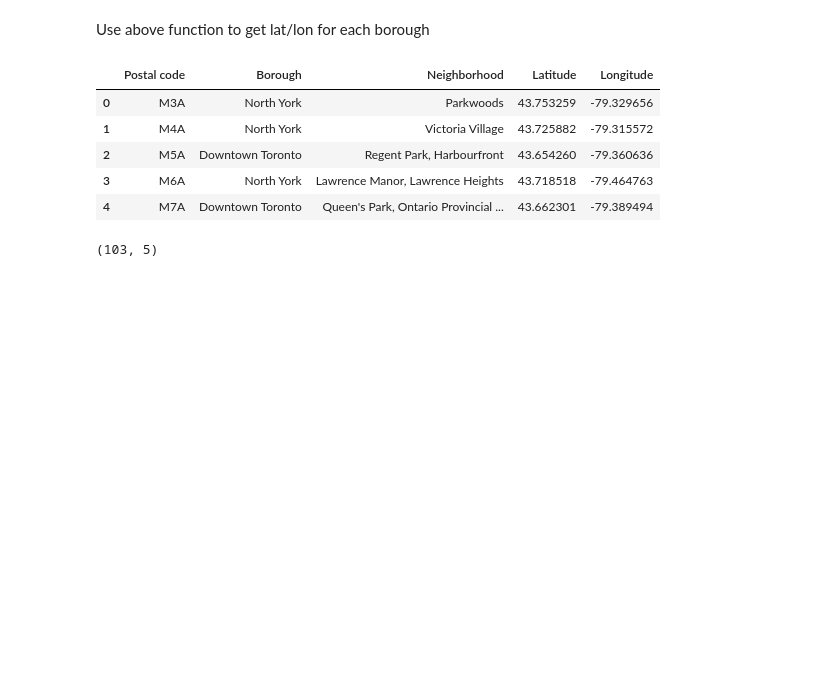
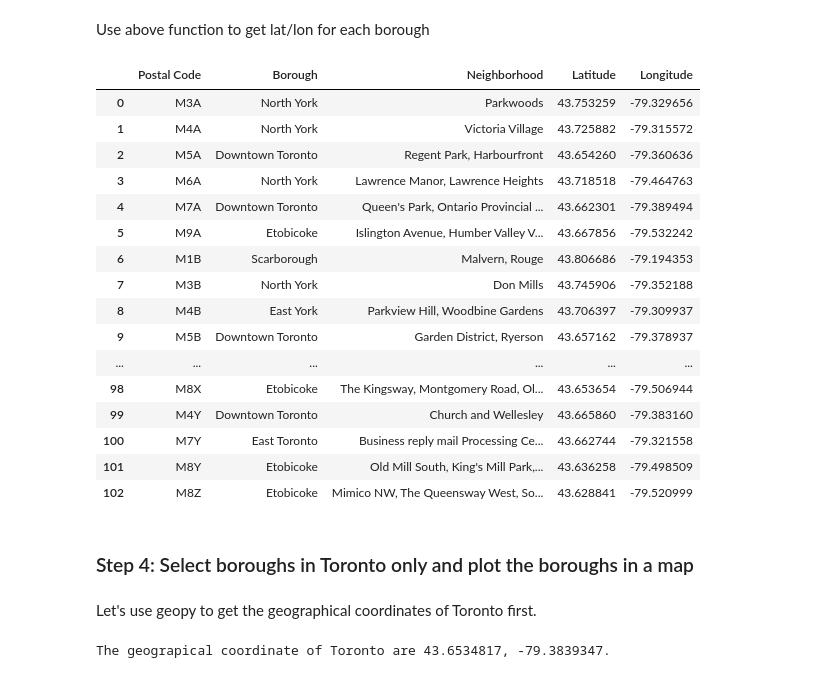
Before and after one commit to harryliyi/IBM-DScapstone, a Jupyter notebook: W3_Neighborhood_Clustering_Toronto.ipynb, the cells around one changed output. Cells and saved outputs as stored; diff of their text form; code cells hidden in the pictures; blank space fills up the shorter version.

Commit message:
back up after reinstall, and add folium map

```diff
--- a/W3_Neighborhood_Clustering_Toronto.ipynb
+++ b/W3_Neighborhood_Clustering_Toronto.ipynb
@@ -12,0 +7,24 @@ import geocoder # import geocoder
+# %%
+import numpy as np # library to handle data in a vectorized manner
+
+import pandas as pd # library for data analsysis
+pd.set_option('display.max_columns', None)
+pd.set_option('display.max_rows', None)
+
+import json # library to handle JSON files
+
+from geopy.geocoders import Nominatim # convert an address into latitude and longitude values
+
+import requests
+from bs4 import BeautifulSoup # used to parse data from website
+
+# Matplotlib and associated plotting modules
+import matplotlib.cm as cm
+import matplotlib.colors as colors
+
+# import k-means from clustering stage
+from sklearn.cluster import KMeans
+
+import folium # map rendering library
+
+print('Libraries imported.')
@@ -117,22 +137,44 @@ Use above function to get lat/lon for each borough
 # %%
 # add two new columns to the table
 df['Latitude'] = np.nan
 df['Longitude'] = np.nan
 
 # get geographic coordinate for each postal code (row)
 for idx in range(len(df.index)):
     postal_code = df.iloc[idx,0]        # get postal code for each borough
     df.iloc[idx,3], df.iloc[idx,4] = get_geo_post(postal_code)  # fill in the lat/lon
 
-df.head()
+# check lat/lon in the table
+df
 # %% [output]
-|  | Postal code | Borough | Neighborhood | Latitude | Longitude |
+|  | Postal Code | Borough | Neighborhood | Latitude | Longitude |
 | 0 | M3A | North York | Parkwoods | 43.753259 | -79.329656 |
 | 1 | M4A | North York | Victoria Village | 43.725882 | -79.315572 |
 | 2 | M5A | Downtown Toronto | Regent Park, Harbourfront | 43.654260 | -79.360636 |
 | 3 | M6A | North York | Lawrence Manor, Lawrence Heights | 43.718518 | -79.464763 |
 | 4 | M7A | Downtown Toronto | Queen's Park, Ontario Provincial ... | 43.662301 | -79.389494 |
+| 5 | M9A | Etobicoke | Islington Avenue, Humber Valley V... | 43.667856 | -79.532242 |
+| 6 | M1B | Scarborough | Malvern, Rouge | 43.806686 | -79.194353 |
+| 7 | M3B | North York | Don Mills | 43.745906 | -79.352188 |
+| 8 | M4B | East York | Parkview Hill, Woodbine Gardens | 43.706397 | -79.309937 |
+| 9 | M5B | Downtown Toronto | Garden District, Ryerson | 43.657162 | -79.378937 |
+| ... | ... | ... | ... | ... | ... |
+| 98 | M8X | Etobicoke | The Kingsway, Montgomery Road, Ol... | 43.653654 | -79.506944 |
+| 99 | M4Y | Downtown Toronto | Church and Wellesley | 43.665860 | -79.383160 |
+| 100 | M7Y | East Toronto | Business reply mail Processing Ce... | 43.662744 | -79.321558 |
+| 101 | M8Y | Etobicoke | Old Mill South, King's Mill Park,... | 43.636258 | -79.498509 |
+| 102 | M8Z | Etobicoke | Mimico NW, The Queensway West, So... | 43.628841 | -79.520999 |
-# %%
-df.shape
-# %% [output]
-(103, 5)
+# %% [markdown]
+### Step 4: Select boroughs in Toronto only and plot the boroughs in a map
+# %% [markdown]
+Let's use geopy to get the geographical coordinates of Toronto first.
+# %%
+address = 'Toronto, ON'
+
+geolocator = Nominatim(user_agent="tor_explorer")
+location = geolocator.geocode(address)
+latitude = location.latitude
+longitude = location.longitude
+print('The geograpical coordinate of Toronto are {}, {}.'.format(latitude, longitude))
+# %% [output]
+The geograpical coordinate of Toronto are 43.6534817, -79.3839347.
```
Also changed, not shown: parts of 14 cells of this notebook, 2 other files.
